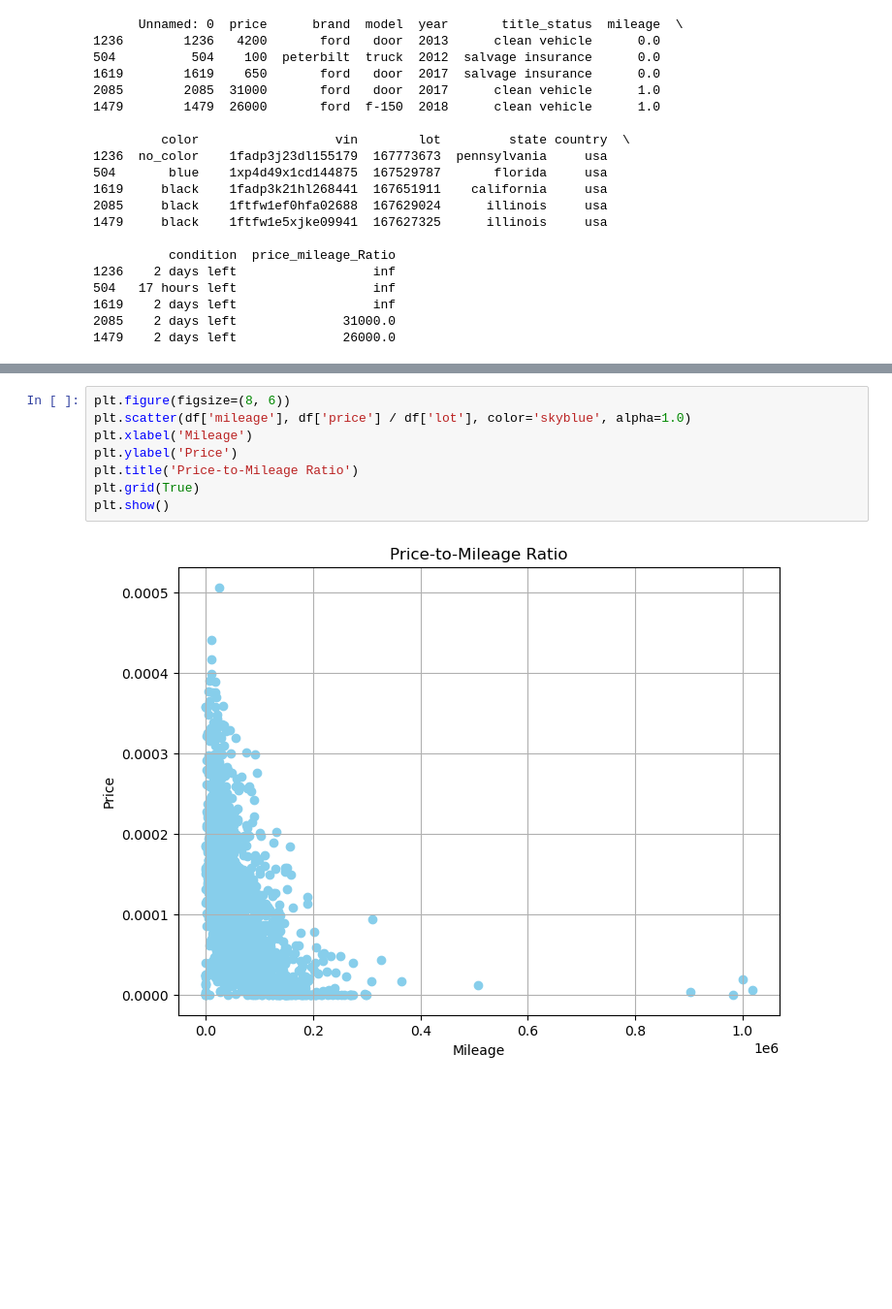
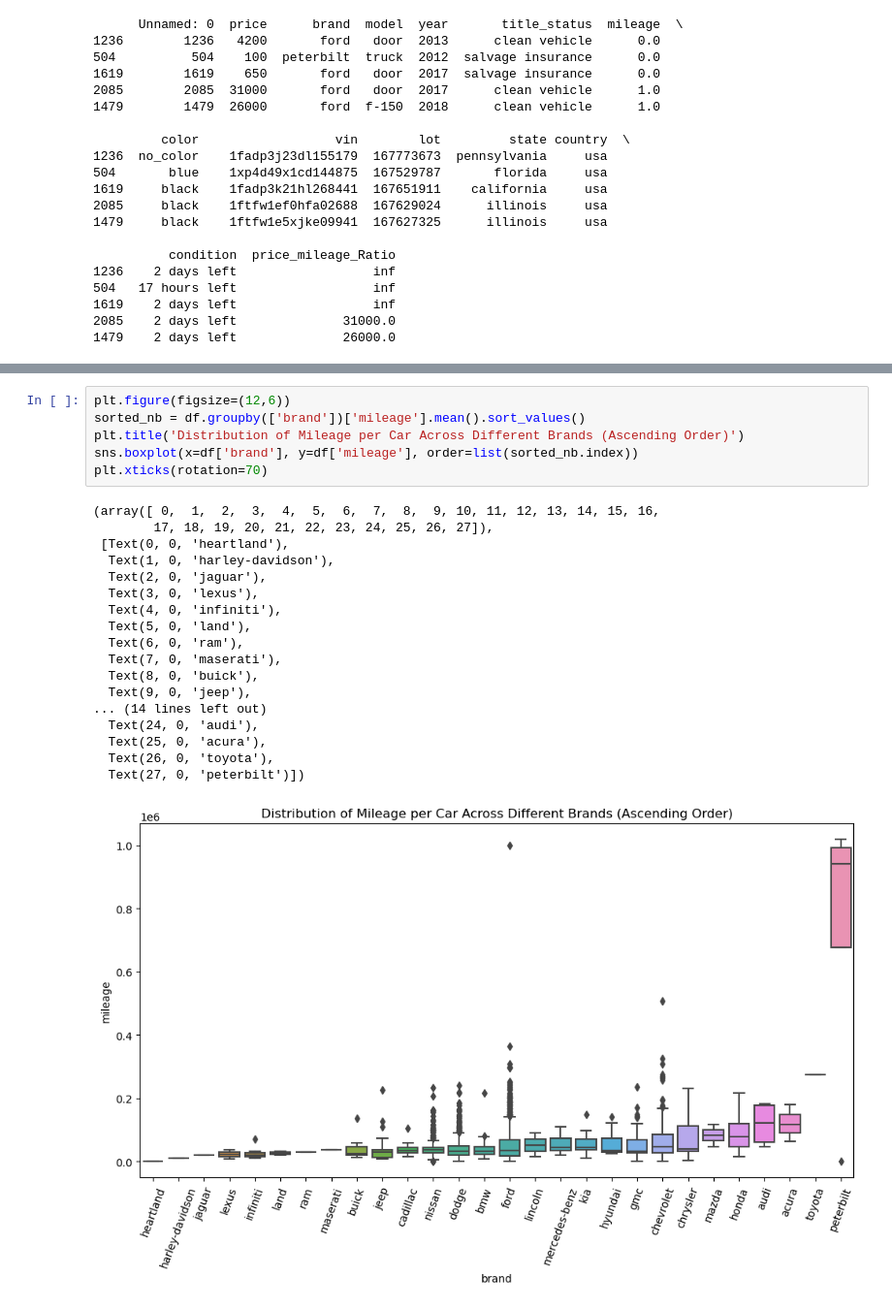
Before and after one commit to CMGarxia/Project-1, a Jupyter notebook: Untitled-1.ipynb, the cells around one changed output, grey strips where cells are left out. Shown: that part at 97% size. Drawn from its saved outputs; the diff is of its cells as text; blank space fills up the shorter version.

```diff
--- a/Untitled-1.ipynb
+++ b/Untitled-1.ipynb
@@ -227,10 +194,25 @@ plt.show()
-# %%
-plt.figure(figsize=(8, 6))
-plt.scatter(df['mileage'], df['price'] / df['lot'], color='skyblue', alpha=1.0)
-plt.xlabel('Mileage')
-plt.ylabel('Price')
-plt.title('Price-to-Mileage Ratio')
-plt.grid(True)
-plt.show()
-# %% [output]
-[figure, removed]
+# %%
+plt.figure(figsize=(12,6))
+sorted_nb = df.groupby(['brand'])['mileage'].mean().sort_values()
+plt.title('Distribution of Mileage per Car Across Different Brands (Ascending Order)')
+sns.boxplot(x=df['brand'], y=df['mileage'], order=list(sorted_nb.index))
+plt.xticks(rotation=70)
+# %% [output]
+(array([ 0,  1,  2,  3,  4,  5,  6,  7,  8,  9, 10, 11, 12, 13, 14, 15, 16,
+        17, 18, 19, 20, 21, 22, 23, 24, 25, 26, 27]),
+ [Text(0, 0, 'heartland'),
+  Text(1, 0, 'harley-davidson'),
+  Text(2, 0, 'jaguar'),
+  Text(3, 0, 'lexus'),
+  Text(4, 0, 'infiniti'),
+  Text(5, 0, 'land'),
+  Text(6, 0, 'ram'),
+  Text(7, 0, 'maserati'),
+  Text(8, 0, 'buick'),
+  Text(9, 0, 'jeep'),
+... (14 lines left out)
+  Text(24, 0, 'audi'),
+  Text(25, 0, 'acura'),
+  Text(26, 0, 'toyota'),
+  Text(27, 0, 'peterbilt')])
+[figure, added]
```
Also changed, not shown: parts of 7 cells of this notebook, 1 other file.
